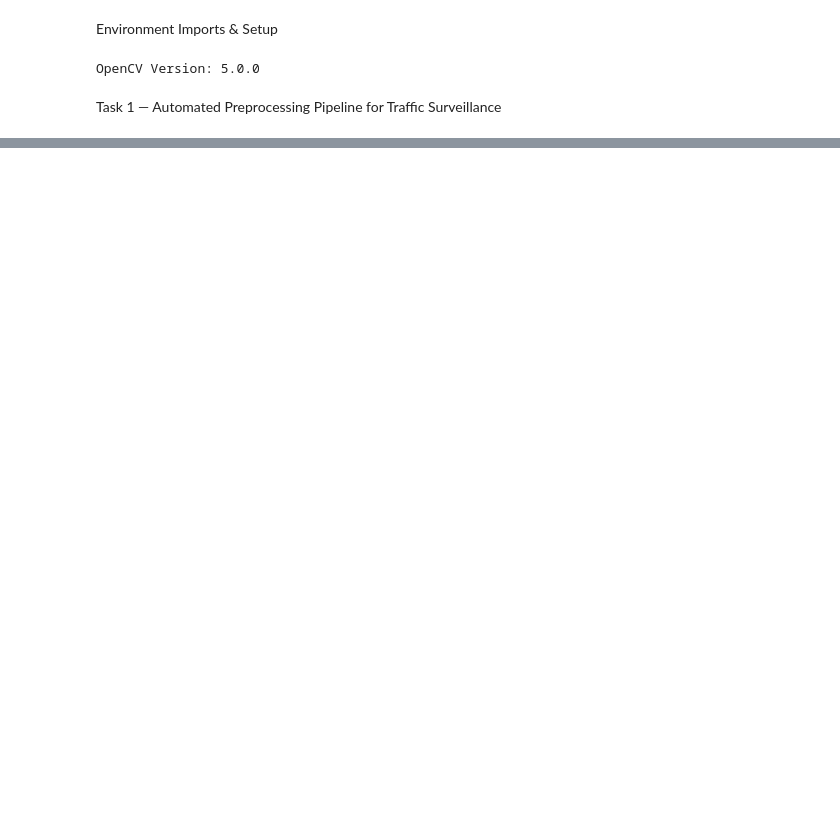
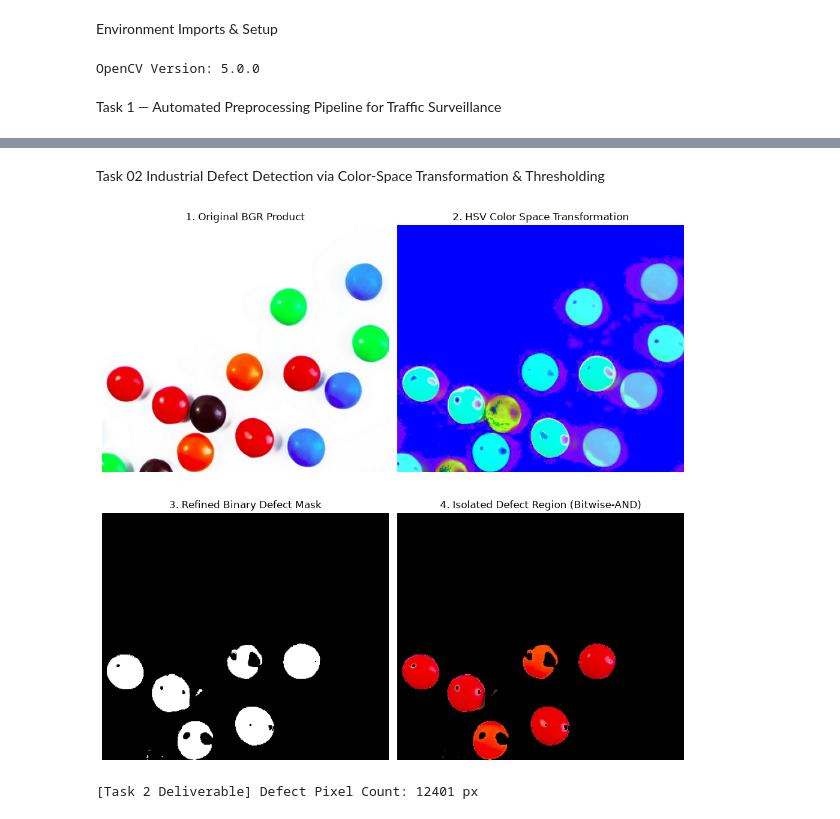
Before and after one commit to Areebanaeemsatti/aipdd_project, a Jupyter notebook: notebooks/lab03_cv_pipeline.ipynb, the cells around one changed output, grey strips where cells are left out. Cells and saved outputs as stored; diff of their text form; code cells hidden in the pictures; blank space fills up the shorter version.

```diff
--- a/notebooks/lab03_cv_pipeline.ipynb
+++ b/notebooks/lab03_cv_pipeline.ipynb
@@ -56,2 +56,64 @@ print(f"[Task 1 Deliverable] Tensor Value Range: Min = {normalized_tensor.min():
 [Task 1 Deliverable] Tensor Shape: (640, 640, 3)
 [Task 1 Deliverable] Tensor Value Range: Min = 0.0000, Max = 1.0000
+# %% [markdown]
+Task 02 Industrial Defect Detection via Color-Space Transformation & Thresholding
+# %%
+import cv2
+import numpy as np
+import matplotlib.pyplot as plt
+
+# 1. Load industrial product image
+image_path = r"C:\Users\WK Traders\aipdd_project\data\industrial_defect.jpg"
+product_img = cv2.imread(image_path)
+
+if product_img is None:
+    raise FileNotFoundError(f"Image not found at {image_path}. Download the sample image first.")
+
+# Convert BGR to HSV and LAB color spaces
+hsv_img = cv2.cvtColor(product_img, cv2.COLOR_BGR2HSV)
+lab_img = cv2.cvtColor(product_img, cv2.COLOR_BGR2LAB)
+
+# 2. Define HSV bounds to isolate target color region (e.g., rusted / red defects)
+# Note: Red hue wraps around HSV scale [0-10] & [170-180]
+lower_red1 = np.array([0, 120, 70])
+upper_red1 = np.array([10, 255, 255])
+lower_red2 = np.array([170, 120, 70])
+upper_red2 = np.array([180, 255, 255])
+
+# 3. Generate binary mask with cv2.inRange & refine with thresholding
+mask1 = cv2.inRange(hsv_img, lower_red1, upper_red1)
+mask2 = cv2.inRange(hsv_img, lower_red2, upper_red2)
+hsv_mask = cv2.bitwise_or(mask1, mask2)
+
+_, binary_mask = cv2.threshold(hsv_mask, 127, 255, cv2.THRESH_BINARY)
+
+# 4. Bitwise-AND mask with original BGR image to isolate defect regions
+isolated_defect = cv2.bitwise_and(product_img, product_img, mask=binary_mask)
+
+# Deliverable: 2x2 Matplotlib Grid
+fig, axes = plt.subplots(2, 2, figsize=(10, 10))
+
+axes[0, 0].imshow(cv2.cvtColor(product_img, cv2.COLOR_BGR2RGB))
+axes[0, 0].set_title("1. Original BGR Product")
+axes[0, 0].axis("off")
+
+axes[0, 1].imshow(hsv_img)
+axes[0, 1].set_title("2. HSV Color Space Transformation")
+axes[0, 1].axis("off")
+
+axes[1, 0].imshow(binary_mask, cmap="gray")
+axes[1, 0].set_title("3. Refined Binary Defect Mask")
+axes[1, 0].axis("off")
+
+axes[1, 1].imshow(cv2.cvtColor(isolated_defect, cv2.COLOR_BGR2RGB))
+axes[1, 1].set_title("4. Isolated Defect Region (Bitwise-AND)")
+axes[1, 1].axis("off")
+
+plt.tight_layout()
+plt.show()
+
+# Print statistics output
+print(f"[Task 2 Deliverable] Defect Pixel Count: {cv2.countNonZero(binary_mask)} px")
+# %% [output]
+[figure, added]
+[Task 2 Deliverable] Defect Pixel Count: 12401 px
```
Also changed, not shown: parts of 9 cells of this notebook, 15 other files.
